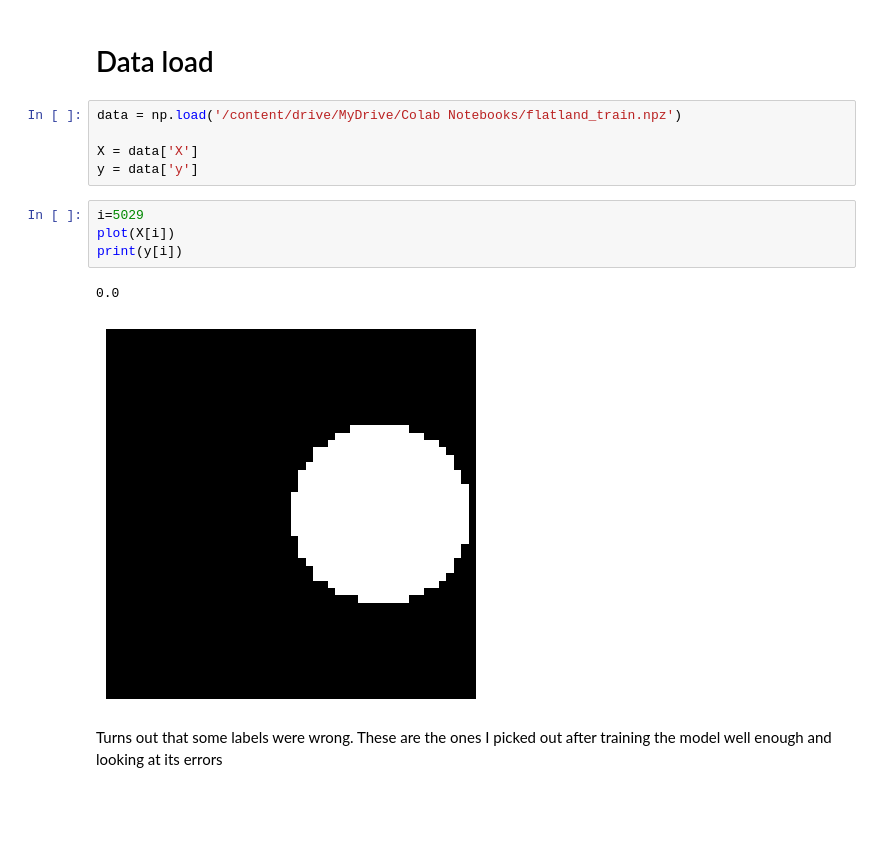
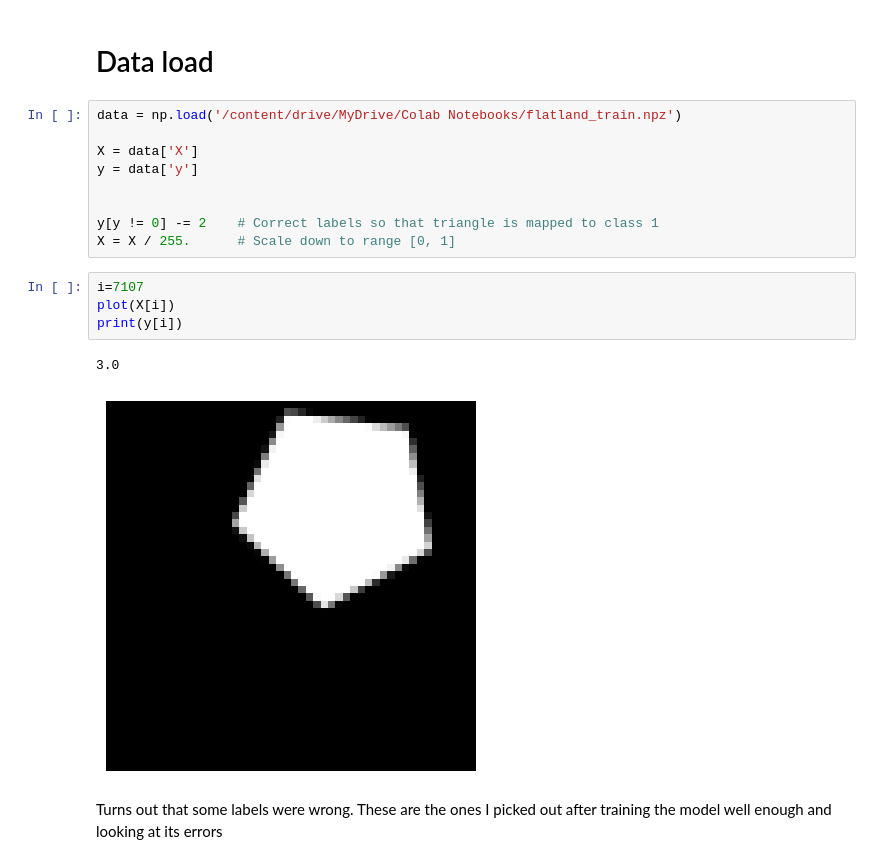
Before and after one commit to BeardMaster/flatland, a Jupyter notebook: Flatland.ipynb, the cells around one changed output. Drawn from its saved outputs; the diff is of its cells as text; blank space fills up the shorter version.

```diff
--- a/Flatland.ipynb
+++ b/Flatland.ipynb
@@ -43,13 +47,17 @@ data = np.load('/content/drive/MyDrive/Colab Notebooks/flatland_train.npz')
 
 X = data['X']
 y = data['y']
+
+
+y[y != 0] -= 2    # Correct labels so that triangle is mapped to class 1
+X = X / 255.      # Scale down to range [0, 1]
 # %%
-i=5029
+i=7107
 plot(X[i])
 print(y[i])
 # %% [output]
-0.0
+3.0
-[figure, old version]
+[figure, new version]
 # %% [markdown]
 Turns out that some labels were  wrong. These are the ones I picked out after training the model well enough and looking at its errors
 # %%
```
Also changed, not shown: parts of 20 cells of this notebook.
